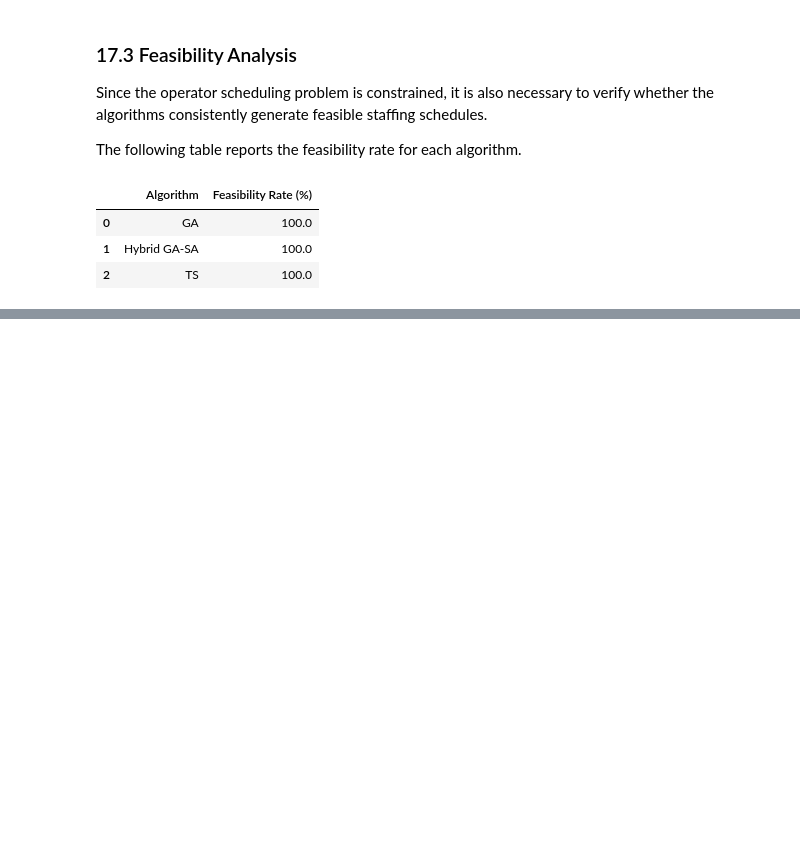
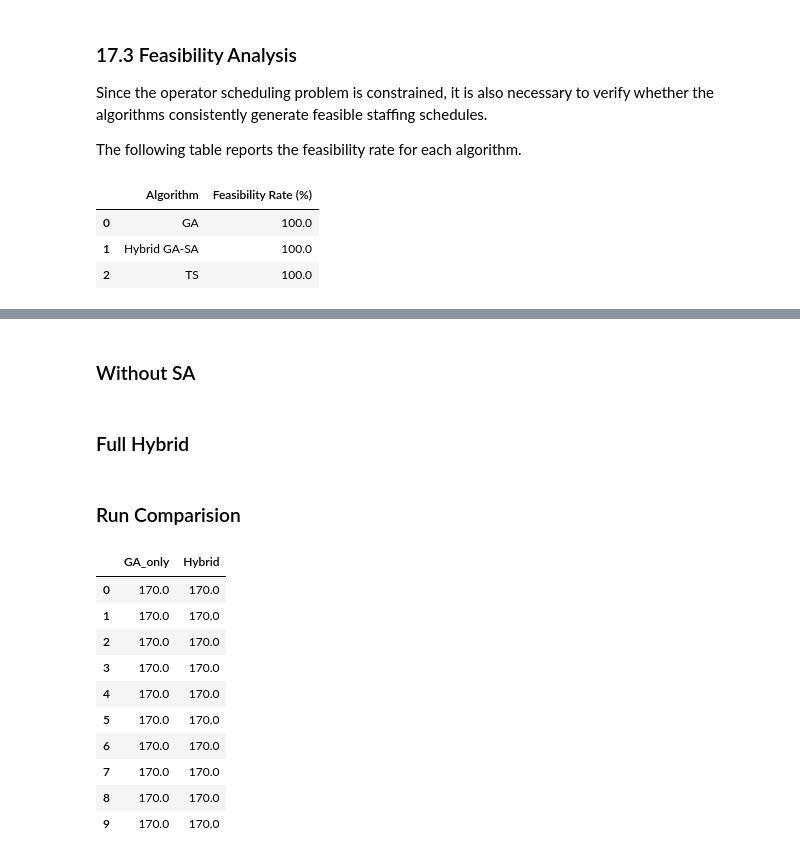
Before and after one commit to bhuttazain/Operator-Scheduling-Problem, a Jupyter notebook: Operator_Scheduling_Problem.ipynb, the cells around one changed output, grey strips where cells are left out. Drawn from its saved outputs; the diff is of its cells as text; code cells hidden in the pictures; blank space fills up the shorter version.

```diff
--- a/Operator_Scheduling_Problem.ipynb
+++ b/Operator_Scheduling_Problem.ipynb
@@ -2183,0 +2397,39 @@ plt.show()
+# %% [markdown]
+### Without SA
+# %%
+def run_ga_no_sa(seed=42):
+    return run_adaptive_ga(seed=seed)
+# %% [markdown]
+### Full Hybrid
+# %%
+def run_full_hybrid(seed=42):
+    return run_hybrid_gasa(seed=seed)
+# %% [markdown]
+### Run Comparision
+# %%
+ablation_results = []
+
+for seed in range(1, 11):
+
+    ga_only = run_ga_no_sa(seed)
+    hybrid = run_full_hybrid(seed)
+
+    ablation_results.append({
+        "GA_only": ga_only["best_cost"],
+        "Hybrid": hybrid["best_cost"]
+    })
+
+ablation_df = pd.DataFrame(ablation_results)
+ablation_df
+# %% [output]
+|  | GA_only | Hybrid |
+| 0 | 170.0 | 170.0 |
+| 1 | 170.0 | 170.0 |
+| 2 | 170.0 | 170.0 |
+| 3 | 170.0 | 170.0 |
+| 4 | 170.0 | 170.0 |
+| 5 | 170.0 | 170.0 |
+| 6 | 170.0 | 170.0 |
+| 7 | 170.0 | 170.0 |
+| 8 | 170.0 | 170.0 |
+| 9 | 170.0 | 170.0 |
```
Also changed, not shown: parts of 57 cells of this notebook.
